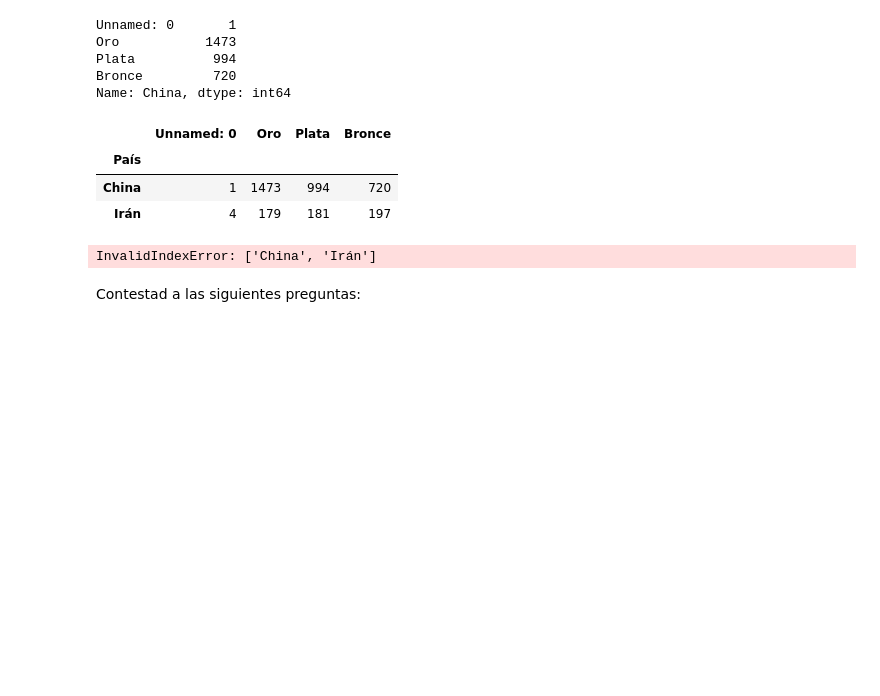
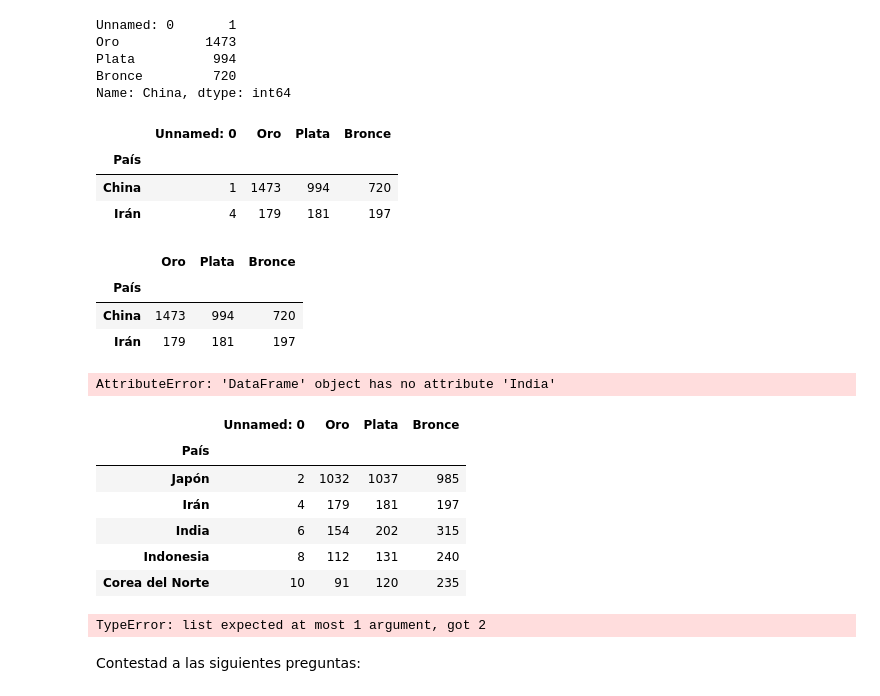
Before and after one commit to Adalab/DA_PromoC_Modulo2_Sprint1_Ana-Anahi, a Jupyter notebook: Pandas/pp-Pandas_Intro_DataFrame.ipynb, the cells around one changed output. Saved outputs shown, nothing was run; the diff lists cells and outputs as text; code cells hidden in the pictures; blank space fills up the shorter version.

Commit message:
Faltan ejercicios iloc y drop

```diff
--- a/Pandas/pp-Pandas_Intro_DataFrame.ipynb
+++ b/Pandas/pp-Pandas_Intro_DataFrame.ipynb
@@ -200,16 +200,37 @@ df.loc[['China','Irán'], :]
 # %%
 #Usando el loc extraed solo las columnas de "Oro", "Plata" y "Bronce" de China e Irán.
 # %%
-df.loc[ ['China','Irán']:['Oro','Plata', 'Bronce']]
+df.loc[ ['China','Irán'],['Oro','Plata', 'Bronce']]
 # %% [output]
-InvalidIndexError: ['China', 'Irán']
+|  | Oro | Plata | Bronce |
+| País |  |  |  |
+| China | 1473 | 994 | 720 |
+| Irán | 179 | 181 | 197 |
 # %%
 #Usando el iloc extraed la información de la India. Devolved todas las columnas.
+# %%
+df.iloc[ : list(df.India)]
+# %% [output]
+AttributeError: 'DataFrame' object has no attribute 'India'
 # %%
 #Usando el iloc extraed todas las columnas de los paises que estén en posición impar. La primera que nos tendría que salir es Japón
 #  y la última Corea del Norte.
+# %%
+df.iloc[1 : :2 ,  : ]
+# %% [output]
+|  | Unnamed: 0 | Oro | Plata | Bronce |
+| País |  |  |  |  |
+| Japón | 2 | 1032 | 1037 | 985 |
+| Irán | 4 | 179 | 181 | 197 |
+| India | 6 | 154 | 202 | 315 |
+| Indonesia | 8 | 112 | 131 | 240 |
+| Corea del Norte | 10 | 91 | 120 | 235 |
 # %%
 #Utilizando el código del ejercicio anterior, seleccionad unicamente las columnas "Oro", "Plata" y "Bronce".
+# %%
+df.iloc[1 : :2 , df.Oro, df.Bronce]
+# %% [output]
+TypeError: list expected at most 1 argument, got 2
 # %% [markdown]
 Contestad a las siguientes preguntas:
 # %%
```
Also changed, not shown: parts of 7 cells of this notebook.
